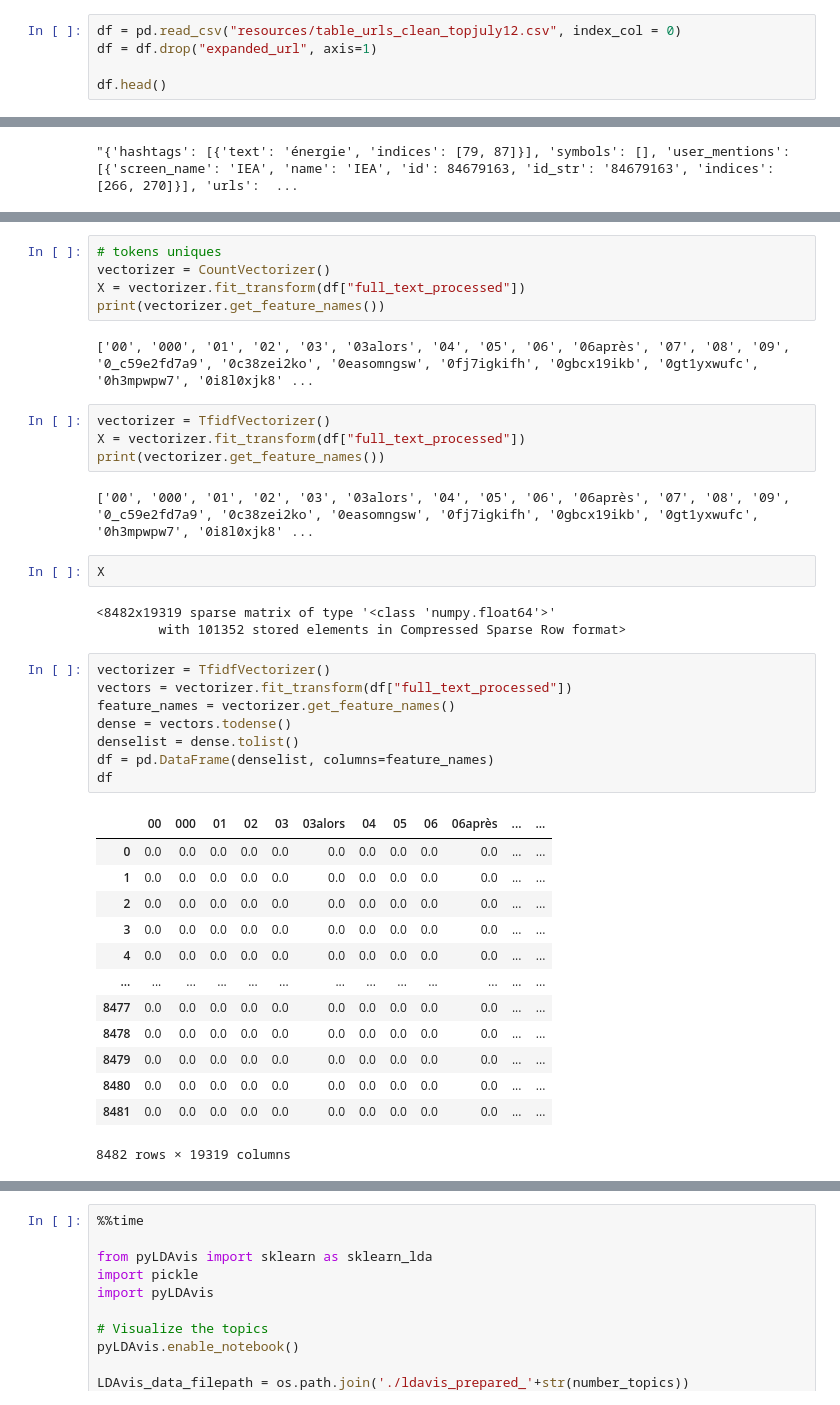
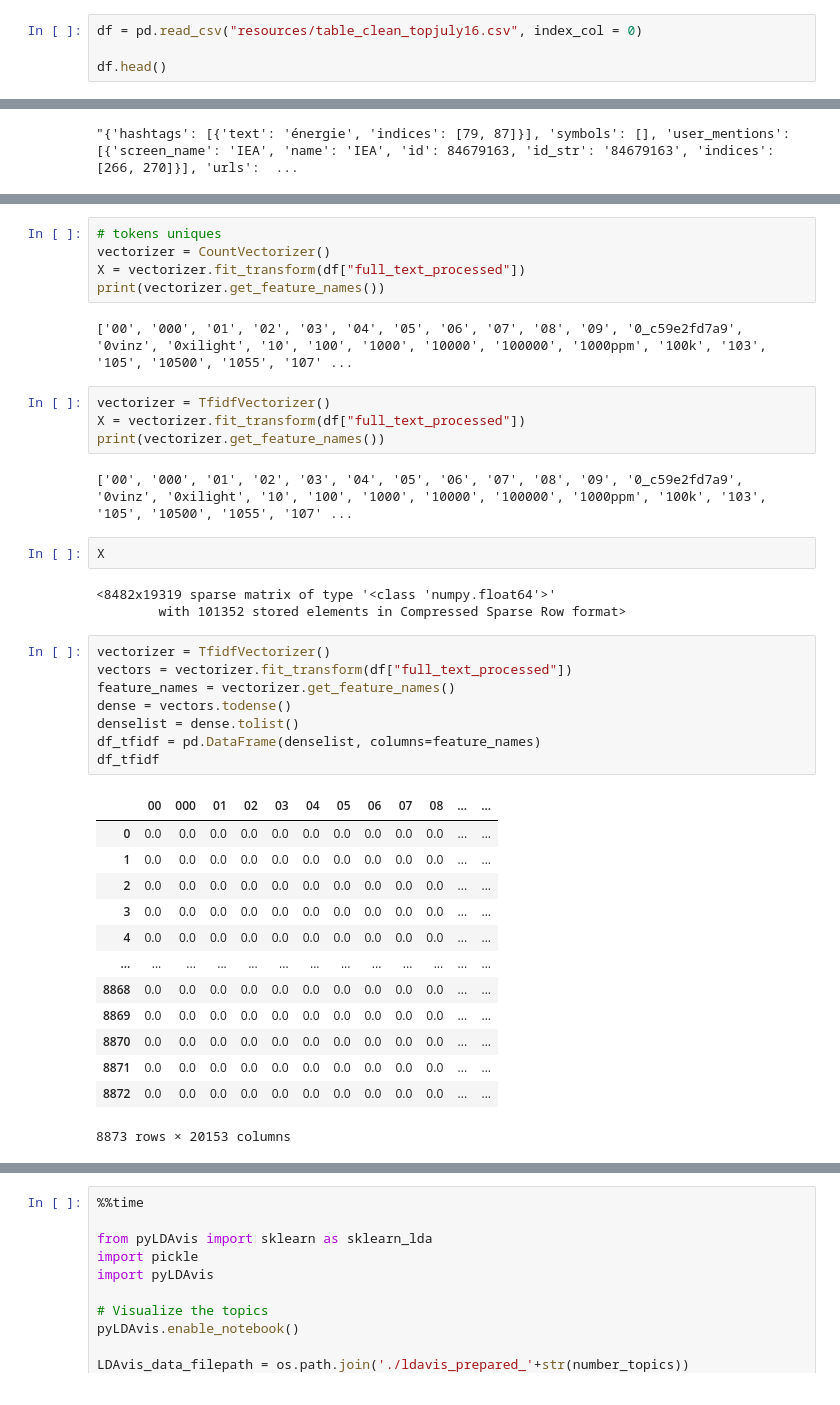
Before and after one commit to jeanberyl/Tweets_environnement_NLP, a Jupyter notebook: Vectorize_TFIDF.ipynb, the cells around one changed output, grey strips where cells are left out. Drawn from its saved outputs; the diff is of its cells as text.

```diff
--- a/Vectorize_TFIDF.ipynb
+++ b/Vectorize_TFIDF.ipynb
@@ -22,8 +22,7 @@ sns.set_style('whitegrid')
 
 pd.options.display.max_colwidth = 280
 # %%
-df = pd.read_csv("resources/table_urls_clean_topjuly12.csv", index_col = 0)
-df = df.drop("expanded_url", axis=1)
+df = pd.read_csv("resources/table_clean_topjuly16.csv", index_col = 0)
 
 df.head()
 # %% [output]
@@ -183,13 +210,13 @@ vectorizer = CountVectorizer()
 X = vectorizer.fit_transform(df["full_text_processed"])
 print(vectorizer.get_feature_names())
 # %% [output]
-['00', '000', '01', '02', '03', '03alors', '04', '05', '06', '06après', '07', '08', '09', '0_c59e2fd7a9', '0c38zei2ko', '0easomngsw', '0fj7igkifh', '0gbcx19ikb', '0gt1yxwufc', '0h3mpwpw7', '0i8l0xjk8' ...
+['00', '000', '01', '02', '03', '04', '05', '06', '07', '08', '09', '0_c59e2fd7a9', '0vinz', '0xilight', '10', '100', '1000', '10000', '100000', '1000ppm', '100k', '103', '105', '10500', '1055', '107' ...
 # %%
 vectorizer = TfidfVectorizer()
 X = vectorizer.fit_transform(df["full_text_processed"])
 print(vectorizer.get_feature_names())
 # %% [output]
-['00', '000', '01', '02', '03', '03alors', '04', '05', '06', '06après', '07', '08', '09', '0_c59e2fd7a9', '0c38zei2ko', '0easomngsw', '0fj7igkifh', '0gbcx19ikb', '0gt1yxwufc', '0h3mpwpw7', '0i8l0xjk8' ...
+['00', '000', '01', '02', '03', '04', '05', '06', '07', '08', '09', '0_c59e2fd7a9', '0vinz', '0xilight', '10', '100', '1000', '10000', '100000', '1000ppm', '100k', '103', '105', '10500', '1055', '107' ...
 # %%
 X
 # %% [output]
@@ -198,22 +225,22 @@ X
 # %%
 vectorizer = TfidfVectorizer()
 vectors = vectorizer.fit_transform(df["full_text_processed"])
 feature_names = vectorizer.get_feature_names()
 dense = vectors.todense()
 denselist = dense.tolist()
-df = pd.DataFrame(denselist, columns=feature_names)
-df
+df_tfidf = pd.DataFrame(denselist, columns=feature_names)
+df_tfidf
 # %% [output]
-|  | 00 | 000 | 01 | 02 | 03 | 03alors | 04 | 05 | 06 | 06après | ... | ... |
+|  | 00 | 000 | 01 | 02 | 03 | 04 | 05 | 06 | 07 | 08 | ... | ... |
 | 0 | 0.0 | 0.0 | 0.0 | 0.0 | 0.0 | 0.0 | 0.0 | 0.0 | 0.0 | 0.0 | ... | ... |
 | 1 | 0.0 | 0.0 | 0.0 | 0.0 | 0.0 | 0.0 | 0.0 | 0.0 | 0.0 | 0.0 | ... | ... |
 | 2 | 0.0 | 0.0 | 0.0 | 0.0 | 0.0 | 0.0 | 0.0 | 0.0 | 0.0 | 0.0 | ... | ... |
 | 3 | 0.0 | 0.0 | 0.0 | 0.0 | 0.0 | 0.0 | 0.0 | 0.0 | 0.0 | 0.0 | ... | ... |
 | 4 | 0.0 | 0.0 | 0.0 | 0.0 | 0.0 | 0.0 | 0.0 | 0.0 | 0.0 | 0.0 | ... | ... |
 | ... | ... | ... | ... | ... | ... | ... | ... | ... | ... | ... | ... | ... |
-| 8477 | 0.0 | 0.0 | 0.0 | 0.0 | 0.0 | 0.0 | 0.0 | 0.0 | 0.0 | 0.0 | ... | ... |
-| 8478 | 0.0 | 0.0 | 0.0 | 0.0 | 0.0 | 0.0 | 0.0 | 0.0 | 0.0 | 0.0 | ... | ... |
-| 8479 | 0.0 | 0.0 | 0.0 | 0.0 | 0.0 | 0.0 | 0.0 | 0.0 | 0.0 | 0.0 | ... | ... |
-| 8480 | 0.0 | 0.0 | 0.0 | 0.0 | 0.0 | 0.0 | 0.0 | 0.0 | 0.0 | 0.0 | ... | ... |
-| 8481 | 0.0 | 0.0 | 0.0 | 0.0 | 0.0 | 0.0 | 0.0 | 0.0 | 0.0 | 0.0 | ... | ... |
+| 8868 | 0.0 | 0.0 | 0.0 | 0.0 | 0.0 | 0.0 | 0.0 | 0.0 | 0.0 | 0.0 | ... | ... |
+| 8869 | 0.0 | 0.0 | 0.0 | 0.0 | 0.0 | 0.0 | 0.0 | 0.0 | 0.0 | 0.0 | ... | ... |
+| 8870 | 0.0 | 0.0 | 0.0 | 0.0 | 0.0 | 0.0 | 0.0 | 0.0 | 0.0 | 0.0 | ... | ... |
+| 8871 | 0.0 | 0.0 | 0.0 | 0.0 | 0.0 | 0.0 | 0.0 | 0.0 | 0.0 | 0.0 | ... | ... |
+| 8872 | 0.0 | 0.0 | 0.0 | 0.0 | 0.0 | 0.0 | 0.0 | 0.0 | 0.0 | 0.0 | ... | ... |
-8482 rows × 19319 columns
+8873 rows × 20153 columns
```
Also changed, not shown: parts of 24 cells of this notebook, 3 other files.
